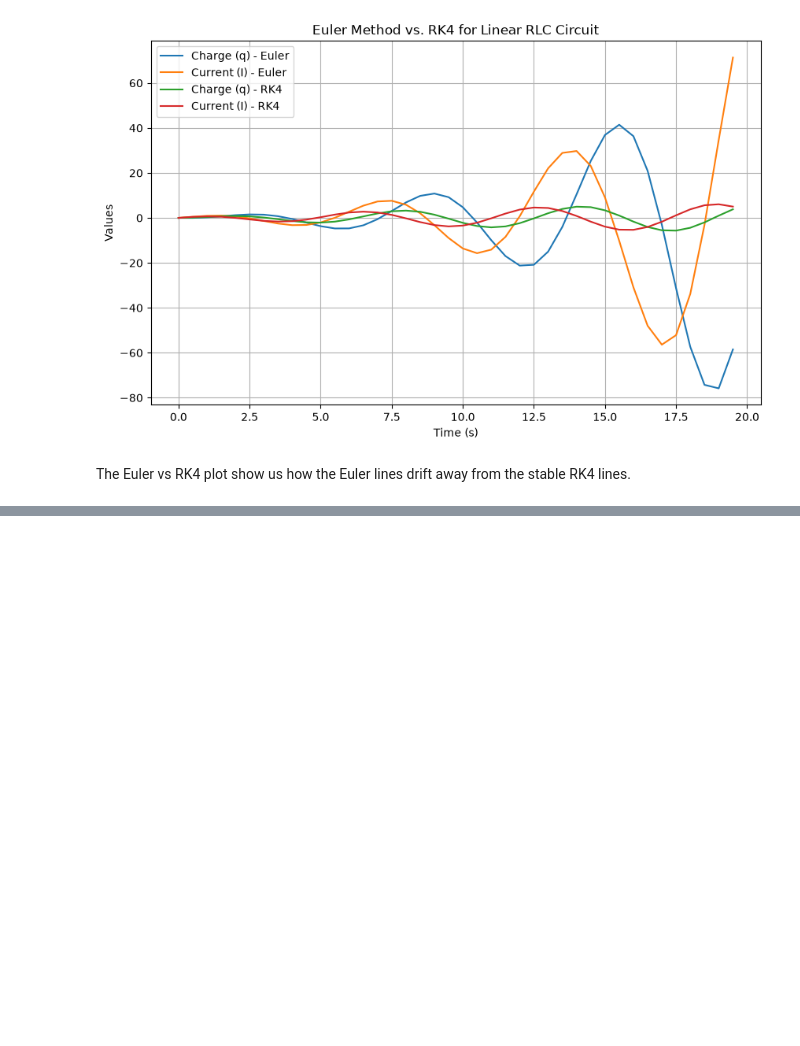
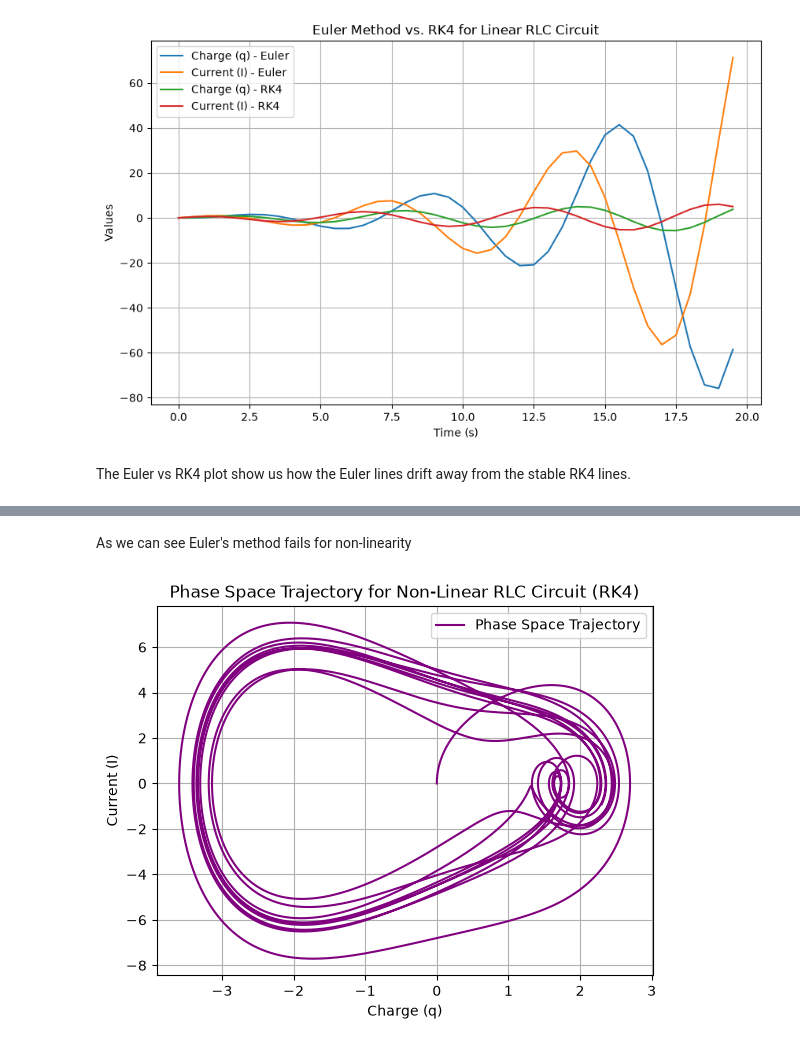
Before and after one commit to nagy-e/Num_alg_practice_final_project, a Jupyter notebook: Final_Project_MAIN.ipynb, the cells around one changed output, grey strips where cells are left out. Saved outputs shown, nothing was run; the diff lists cells and outputs as text; code cells hidden in the pictures; blank space fills up the shorter version.

```diff
--- a/Final_Project_MAIN.ipynb
+++ b/Final_Project_MAIN.ipynb
@@ -153,0 +186,35 @@ The Euler vs RK4 plot show us how the Euler lines drift away from the stable RK4
+# %%
+q_RK4 = np.zeros(len(time_non))
+I_RK4 = np.zeros(len(time_non))
+
+#the initial conditions from the Euler method to be sure the starting points are the same
+q_RK4[0] = 0.0
+I_RK4[0] = 0.0
+
+for i in range(1, len(time_non)):
+
+#calculate weighted average slope
+    k1q, k1I = nonlin_RLC_der(time_non[i-1], q_RK4[i-1], I_RK4[i-1])
+
+#the first midpoint, step forward by half a time step
+    q_mid1 = q_RK4[i-1] + k1q * dt_non / 2
+    I_mid1 = I_RK4[i-1] + k1I * dt_non / 2
+    k2q, k2I = nonlin_RLC_der(time_non[i-1] + dt_non / 2, q_mid1, I_mid1)
+
+#the second midpoint, step forward by half a time step
+    q_mid2 = q_RK4[i-1] + k2q * dt_non / 2
+    I_mid2 = I_RK4[i-1] + k2I * dt_non / 2
+    k3q, k3I = nonlin_RLC_der(time_non[i-1] + dt_non / 2, q_mid2, I_mid2)
+
+#the final point, step forward by a full time step
+    q_end = q_RK4[i-1] + k3q * dt_non
+    I_end = I_RK4[i-1] + k3I * dt_non
+    k4q, k4I = nonlin_RLC_der(time_non[i-1] + dt_non, q_end, I_end)
+
+#The weighted average slope, the midpoints weight more than the endpoints
+    q_weighted_avg_slope = (k1q + 2 * k2q + 2 * k3q + k4q) / 6
+    I_weighted_avg_slope = (k1I + 2 * k2I + 2 * k3I + k4I) / 6
+
+#Therefore the new values
+    q_RK4[i] = q_RK4[i-1] + q_weighted_avg_slope * dt_non
+    I_RK4[i] = I_RK4[i-1] + I_weighted_avg_slope * dt_non
@@ -153,0 +237,12 @@ The Euler vs RK4 plot show us how the Euler lines drift away from the stable RK4
+# %% [markdown]
+As we can see Euler's method fails for non-linearity
+# %%
+plt.plot(q_RK4, I_RK4, label='Phase Space Trajectory', color='purple')
+plt.xlabel('Charge (q)')
+plt.ylabel('Current (I)')
+plt.title('Phase Space Trajectory for Non-Linear RLC Circuit (RK4)')
+plt.legend()
+plt.grid(True)
+plt.show()
+# %% [output]
+[figure, added]
```
Also changed, not shown: parts of 8 cells of this notebook.
